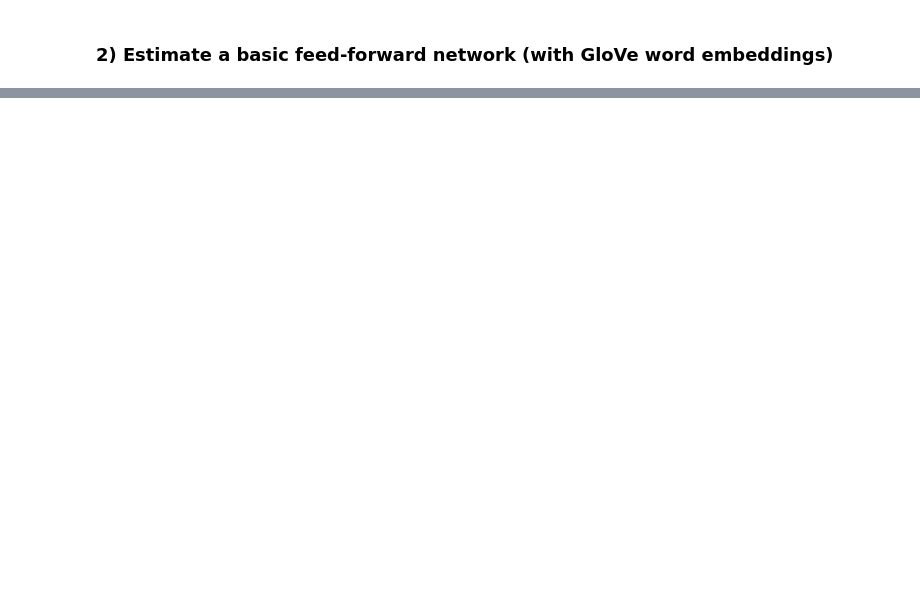
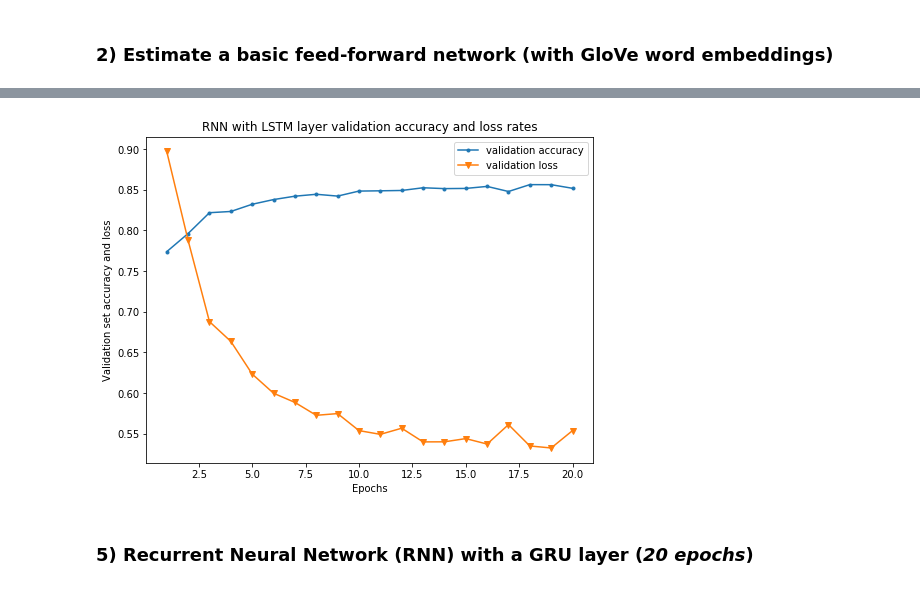
Before and after one commit to css-research/hw02, a Jupyter notebook: Tan_Sanittawan_working_hw02.ipynb, the cells around one changed output, grey strips where cells are left out. Cells and saved outputs as stored; diff of their text form; code cells hidden in the pictures; blank space fills up the shorter version.

```diff
--- a/Tan_Sanittawan_working_hw02.ipynb
+++ b/Tan_Sanittawan_working_hw02.ipynb
@@ -150,0 +303,10 @@ Epoch 10/10
+# %%
+rnn_lstm = Sequential()
+rnn_lstm.add(Embedding(10000, 32, input_length=max_len))
+rnn_lstm.add(LSTM(32))
+rnn_lstm.add(Dense(24, activation='softmax'))
+rnn_lstm.summary()
+
+rnn_lstm.compile(optimizer='rmsprop',
+                loss='categorical_crossentropy',
+                metrics=['acc'])
@@ -150,0 +327,6 @@ Epoch 10/10
+# %%
+# decrease number of epochs to reduce training time
+rnn_lstm_history = rnn_lstm.fit(train_text, train_label,
+                                epochs=20,
+                                batch_size=512,
+                                validation_data=(val_text, val_label))
@@ -150,0 +351,18 @@ Epoch 10/10
+# %%
+rnn_lstm_history_dict = rnn_lstm_history.history
+rnn_lstm_val_acc = rnn_lstm_history_dict['val_acc']
+rnn_lstm_val_loss = rnn_lstm_history_dict['val_loss']
+# %%
+epochs = np.arange(1, 21)
+plt.figure(figsize=(8, 6))
+plt.plot(epochs, rnn_lstm_val_acc, label='validation accuracy', marker='.')
+plt.plot(epochs, rnn_lstm_val_loss, label='validation loss', marker='v')
+plt.ylabel('Validation set accuracy and loss')
+plt.xlabel('Epochs')
+plt.title('RNN with LSTM layer validation accuracy and loss rates')
+plt.legend(loc='best')
+plt.show()
+# %% [output]
+[figure, added]
+# %% [markdown]
+### 5) Recurrent Neural Network (RNN) with a GRU layer (*20 epochs*)
```
Also changed, not shown: parts of 50 cells of this notebook.
